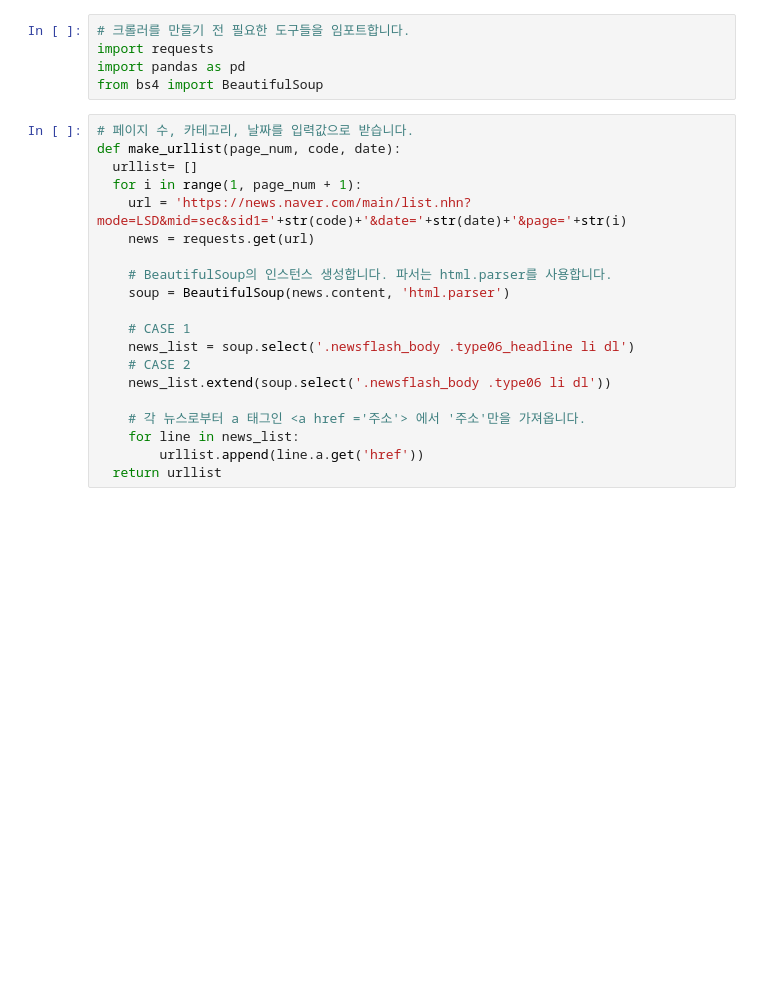
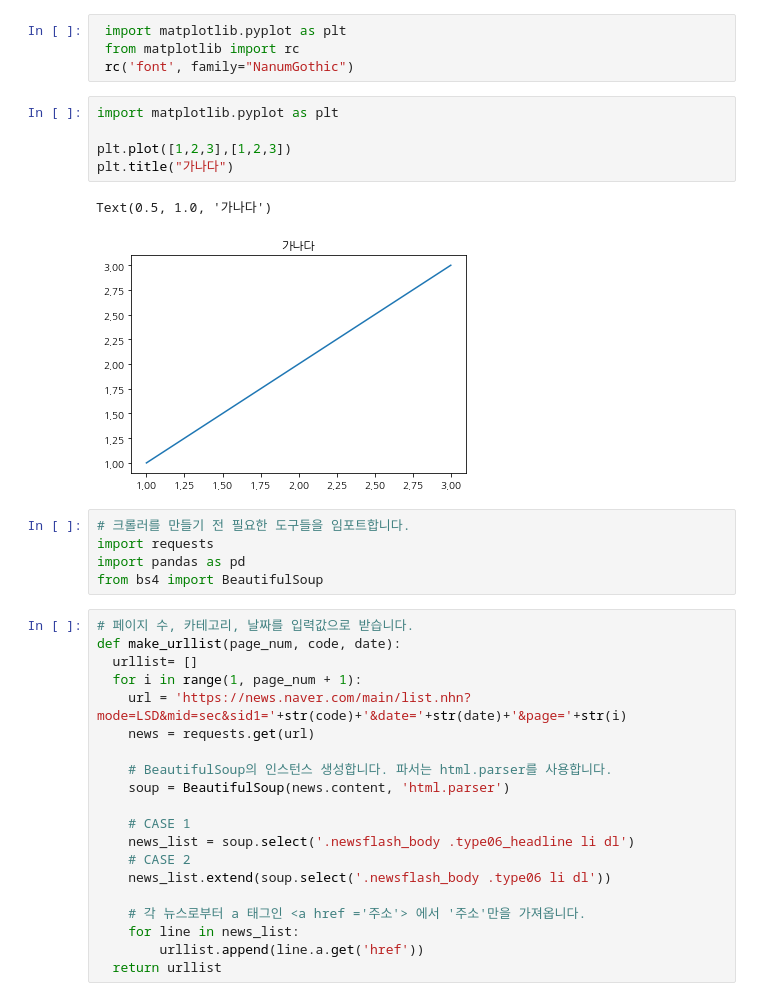
Before and after one commit to comcomet/first-repository, a Jupyter notebook: crawling.ipynb, the cells around one changed output. Saved outputs shown, nothing was run; the diff lists cells and outputs as text; blank space fills up the shorter version.

```diff
--- a/crawling.ipynb
+++ b/crawling.ipynb
@@ -1,3 +9,15 @@
+# %%
+ import matplotlib.pyplot as plt
+ from matplotlib import rc
+ rc('font', family="NanumGothic")
+# %%
+import matplotlib.pyplot as plt
+
+plt.plot([1,2,3],[1,2,3])
+plt.title("가나다")
+# %% [output]
+Text(0.5, 1.0, '가나다')
+[figure, added]
 # %%
 # 크롤러를 만들기 전 필요한 도구들을 임포트합니다.
 import requests
```
Also changed, not shown: parts of 24 cells of this notebook.
